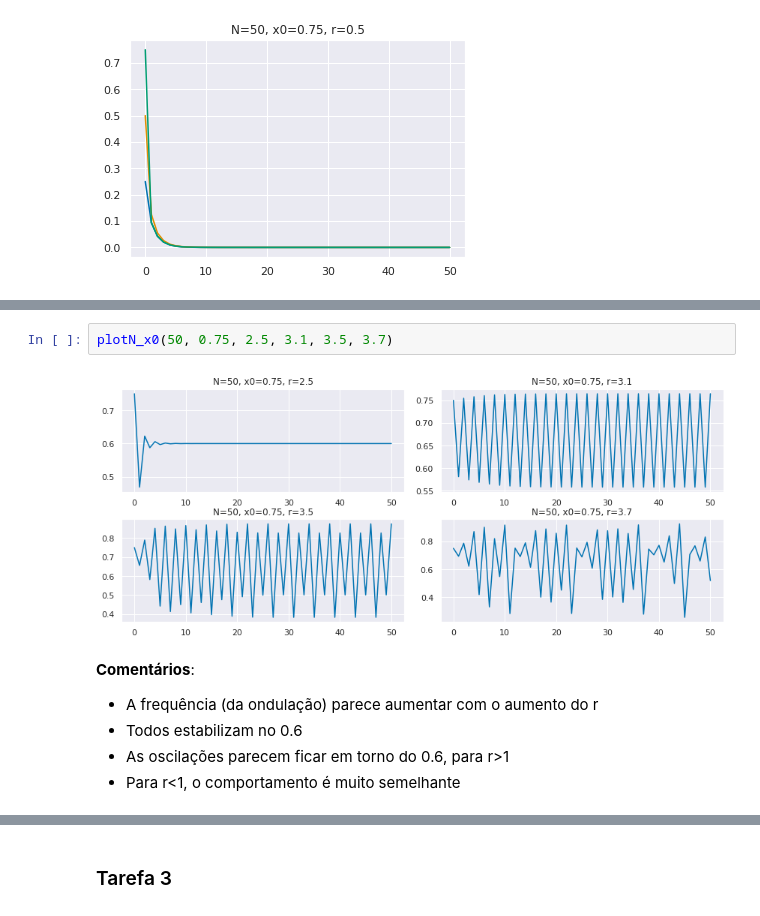
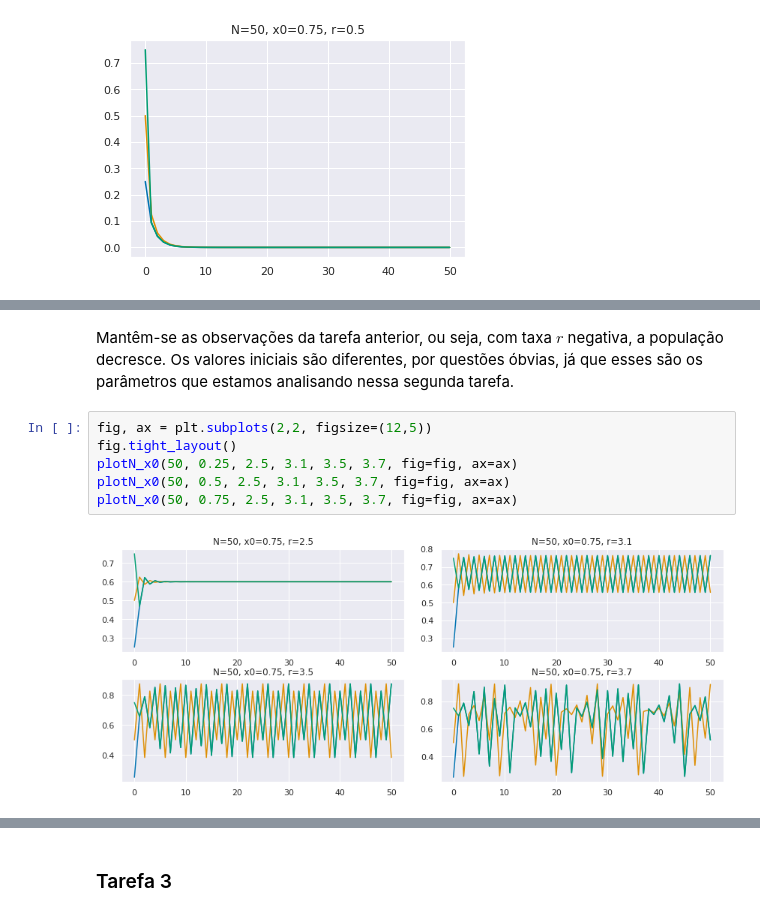
Before and after one commit to arthursl12/FisicaEstatistica, a Jupyter notebook: Caos.ipynb, the cells around one changed output, grey strips where cells are left out. Saved outputs shown, nothing was run; the diff lists cells and outputs as text.

```diff
--- a/Caos.ipynb
+++ b/Caos.ipynb
@@ -196,10 +188,10 @@ plotN_x0(50, 0.25, 2.5, 3.1, 3.5, 3.7)
-# %%
-plotN_x0(50, 0.75, 2.5, 3.1, 3.5, 3.7)
-# %% [output]
-[figure, removed]
-# %% [markdown]
-**Comentários**:
-- A frequência (da ondulação) parece aumentar com o aumento do r
-- Todos estabilizam no 0.6
-- As oscilações parecem ficar em torno do 0.6, para r>1
-- Para r<1, o comportamento é muito semelhante
+# %% [markdown]
+Mantêm-se as observações da tarefa anterior, ou seja, com taxa $r$ negativa, a população decresce. Os valores iniciais são diferentes, por questões óbvias, já que esses são os parâmetros que estamos analisando nessa segunda tarefa.
+# %%
+fig, ax = plt.subplots(2,2, figsize=(12,5))
+fig.tight_layout()
+plotN_x0(50, 0.25, 2.5, 3.1, 3.5, 3.7, fig=fig, ax=ax)
+plotN_x0(50, 0.5, 2.5, 3.1, 3.5, 3.7, fig=fig, ax=ax)
+plotN_x0(50, 0.75, 2.5, 3.1, 3.5, 3.7, fig=fig, ax=ax)
+# %% [output]
+[figure, added]
```
Also changed, not shown: parts of 27 cells of this notebook.
